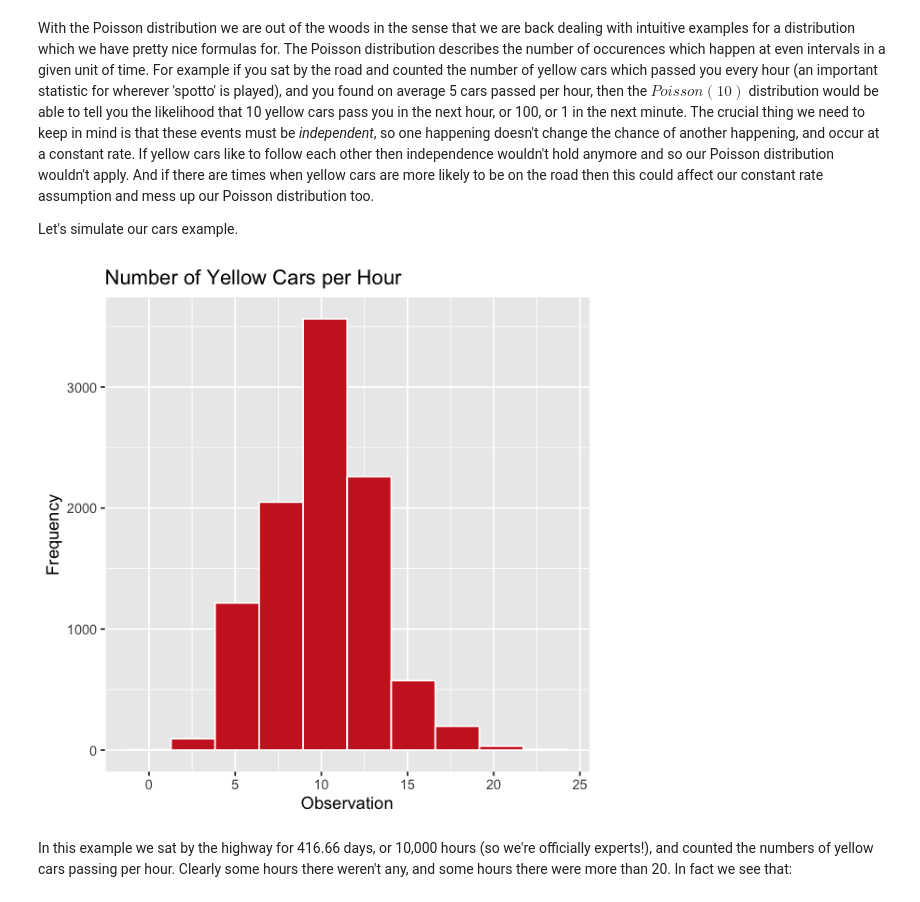
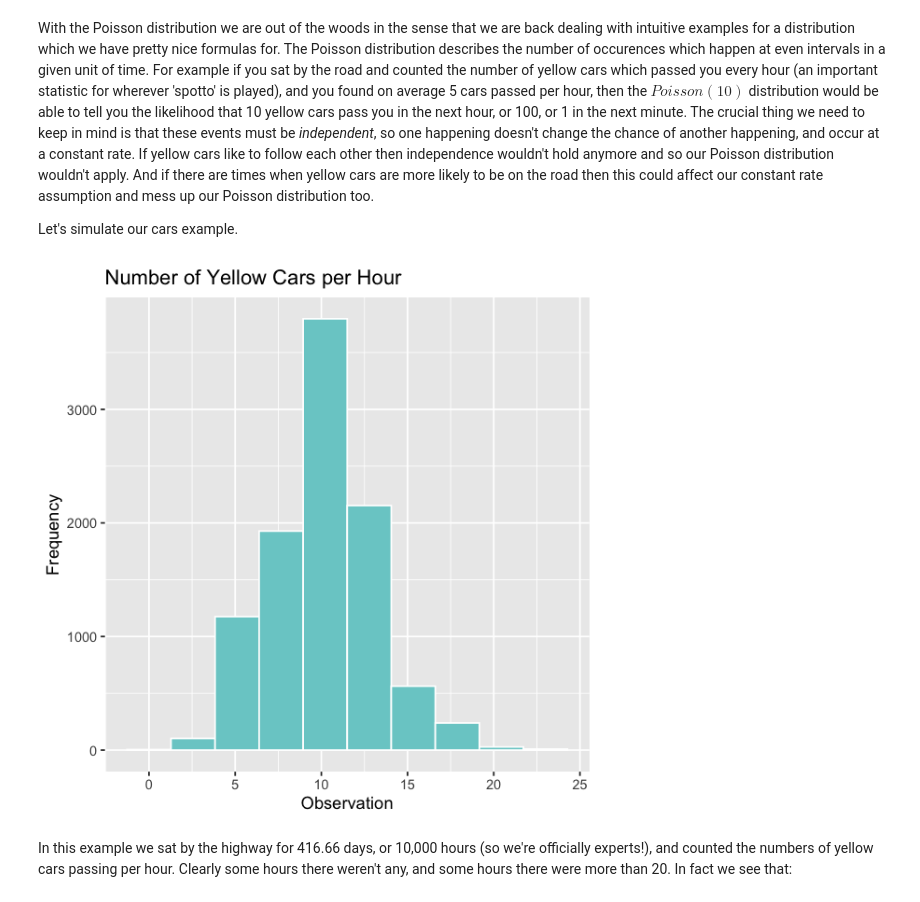
Before and after one commit to hands-on-econ/Hands-On-Econ, a Jupyter notebook: Michaelmas/3. Statistics I.ipynb, the cells around one changed output. Drawn from its saved outputs; the diff is of its cells as text; code cells hidden in the pictures.

```diff
--- a/Michaelmas/3. Statistics I.ipynb
+++ b/Michaelmas/3. Statistics I.ipynb
@@ -347,11 +347,11 @@ Let's simulate our cars example.
 # %%
 options(repr.plot.width=5, repr.plot.height=5)
 a<-data.frame(rpois(10000,10))
 colnames(a)<-'Values'
-ggplot(a,aes(x=Values))+geom_histogram(fill='firebrick3',colour='white',bins=10)+
+ggplot(a,aes(x=Values))+geom_histogram(fill='darkslategray3',colour='white',bins=10)+
 labs(x='Observation',y='Frequency')+ggtitle('Number of Yellow Cars per Hour')
 # %% [output]
-[figure, old version]
+[figure, new version]
 # %% [markdown]
 In this example we sat by the highway for 416.66 days, or 10,000 hours (so we're officially experts!), and counted the numbers of yellow cars passing per hour. Clearly some hours there weren't any, and some hours there were more than 20. In fact we see that:
 # %%
```
Also changed, not shown: parts of 1 cell of this notebook.
